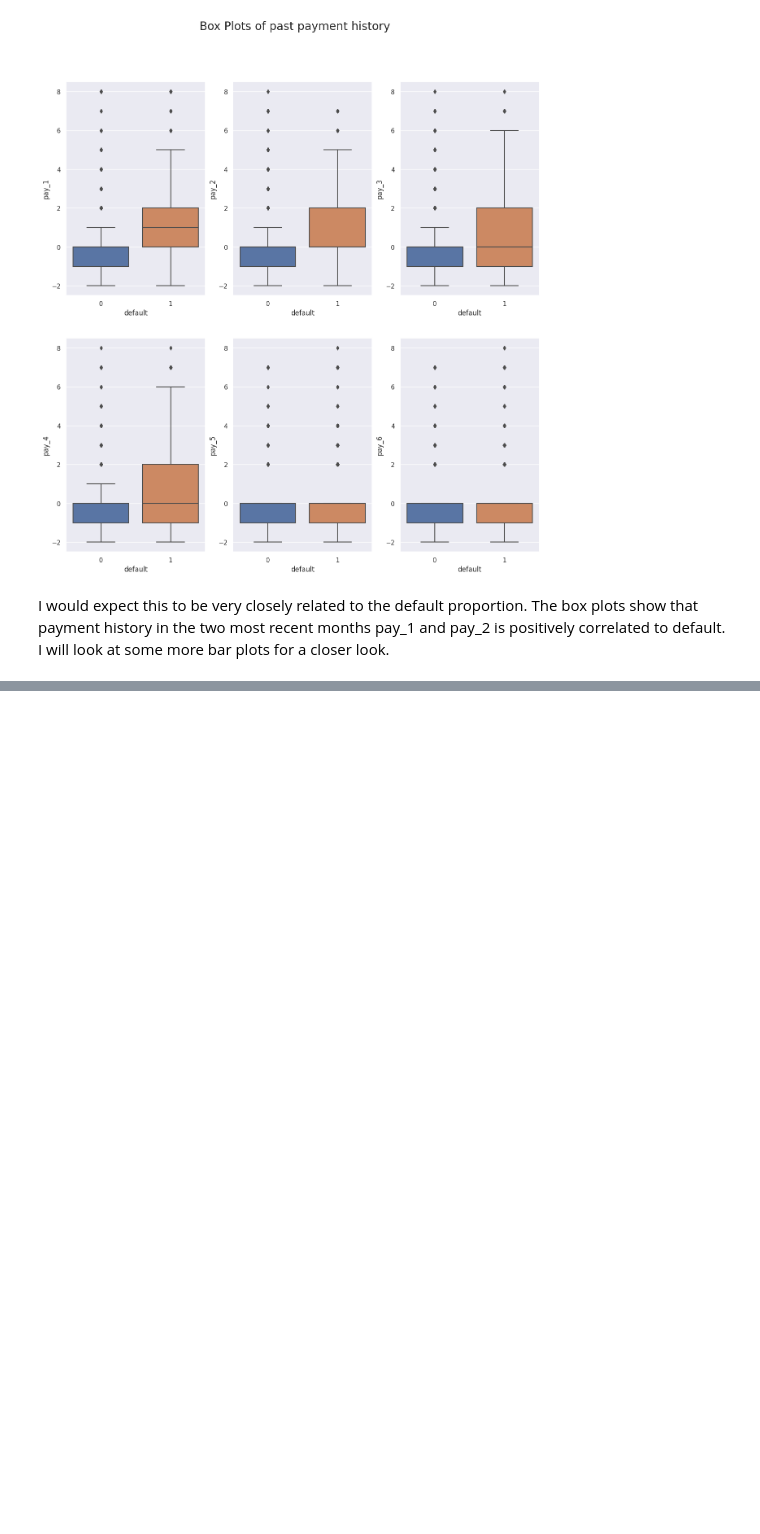
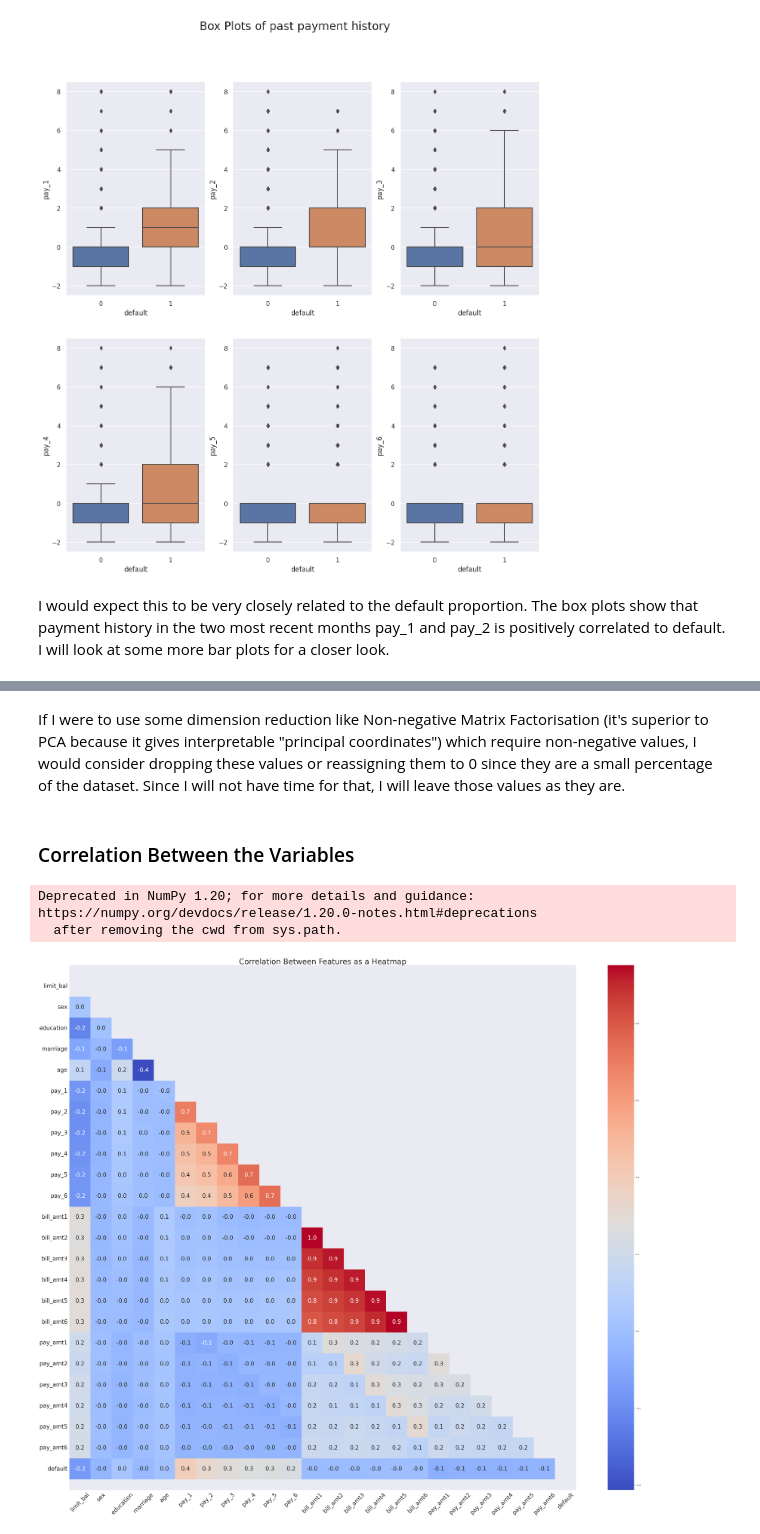
Before and after one commit to vishalsingh17/CreditCardDefaulterPrediction, a Jupyter notebook: notebook/EDA.ipynb, the cells around one changed output, grey strips where cells are left out. Drawn from its saved outputs; the diff is of its cells as text; code cells hidden in the pictures; blank space fills up the shorter version.

```diff
--- a/notebook/EDA.ipynb
+++ b/notebook/EDA.ipynb
@@ -403,0 +482,38 @@ I would expect this to be very closely related to the default proportion. The bo
+# %% [markdown]
+If I were to use some dimension reduction like Non-negative Matrix Factorisation (it's superior to PCA because it gives interpretable "principal coordinates") which require non-negative values, I would consider dropping these values or reassigning them to 0 since they are a small percentage of the dataset. Since I will not have time for that, I will leave those values as they are.
+# %% [markdown]
+### Correlation Between the Variables
+# %%
+corr = cc_df.iloc[:, :24].corr()
+
+# Generate a mask for the upper triangle
+mask = np.zeros_like(corr, dtype=np.bool)
+mask[np.triu_indices_from(mask)] = True
+
+# Set up the matplotlib figure to control size of heatmap
+fig, ax = plt.subplots(figsize=(60,50))
+
+# Plot the heatmap
+g = sns.heatmap(data=corr, annot=True, ax=ax, cmap='coolwarm',
+            cbar=True, fmt='.1f',
+                mask=mask, # Splits heatmap into a triangle
+                annot_kws={"size":30},  #Annotation size
+               );
+
+
+# Prevent Heatmap Cut-Off Issue
+bottom, top = ax.get_ylim()
+ax.set_ylim(bottom + 0.5, top - 0.5)
+
+# Changes size of the values on the label
+ax.tick_params(labelsize=30)
+
+ax.set_yticklabels(g.get_yticklabels(), rotation=0);
+ax.set_xticklabels(g.get_xticklabels(), rotation=45);
+
+
+plt.title('Correlation Between Features as a Heatmap', size=40);
+# %% [output]
+Deprecated in NumPy 1.20; for more details and guidance: https://numpy.org/devdocs/release/1.20.0-notes.html#deprecations
+  after removing the cwd from sys.path.
+[figure, added]
```
Also changed, not shown: parts of 21 cells of this notebook, 1 other file.
